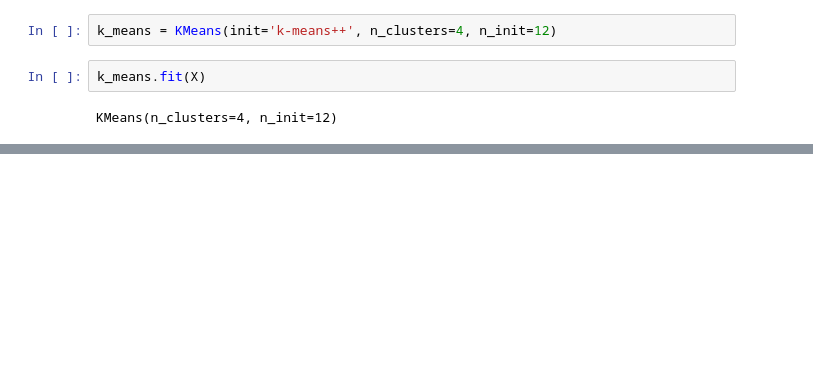
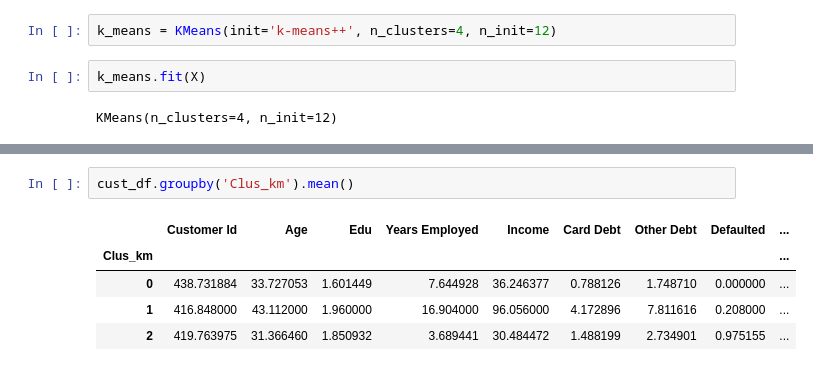
Before and after one commit to 221sakshisharma/coursera-ML-work, a Jupyter notebook: KmeansClustering.ipynb, the cells around one changed output, grey strips where cells are left out. Cells and saved outputs as stored; diff of their text form; blank space fills up the shorter version.

```diff
--- a/KmeansClustering.ipynb
+++ b/KmeansClustering.ipynb
@@ -130,0 +239,8 @@ plt.show()
+# %%
+cust_df.groupby('Clus_km').mean()
+# %% [output]
+|  | Customer Id | Age | Edu | Years Employed | Income | Card Debt | Other Debt | Defaulted | ... |
+| Clus_km |  |  |  |  |  |  |  |  | ... |
+| 0 | 438.731884 | 33.727053 | 1.601449 | 7.644928 | 36.246377 | 0.788126 | 1.748710 | 0.000000 | ... |
+| 1 | 416.848000 | 43.112000 | 1.960000 | 16.904000 | 96.056000 | 4.172896 | 7.811616 | 0.208000 | ... |
+| 2 | 419.763975 | 31.366460 | 1.850932 | 3.689441 | 30.484472 | 1.488199 | 2.734901 | 0.975155 | ... |
```
Also changed, not shown: parts of 35 cells of this notebook.
